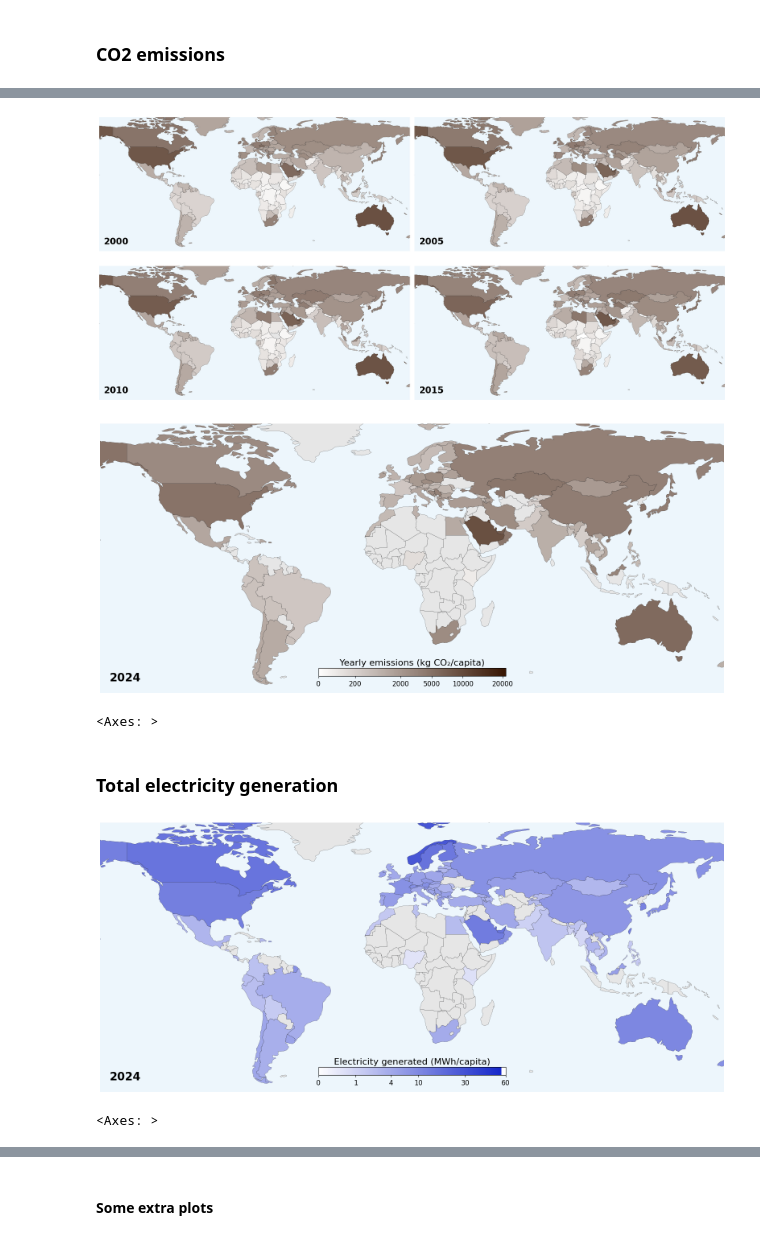
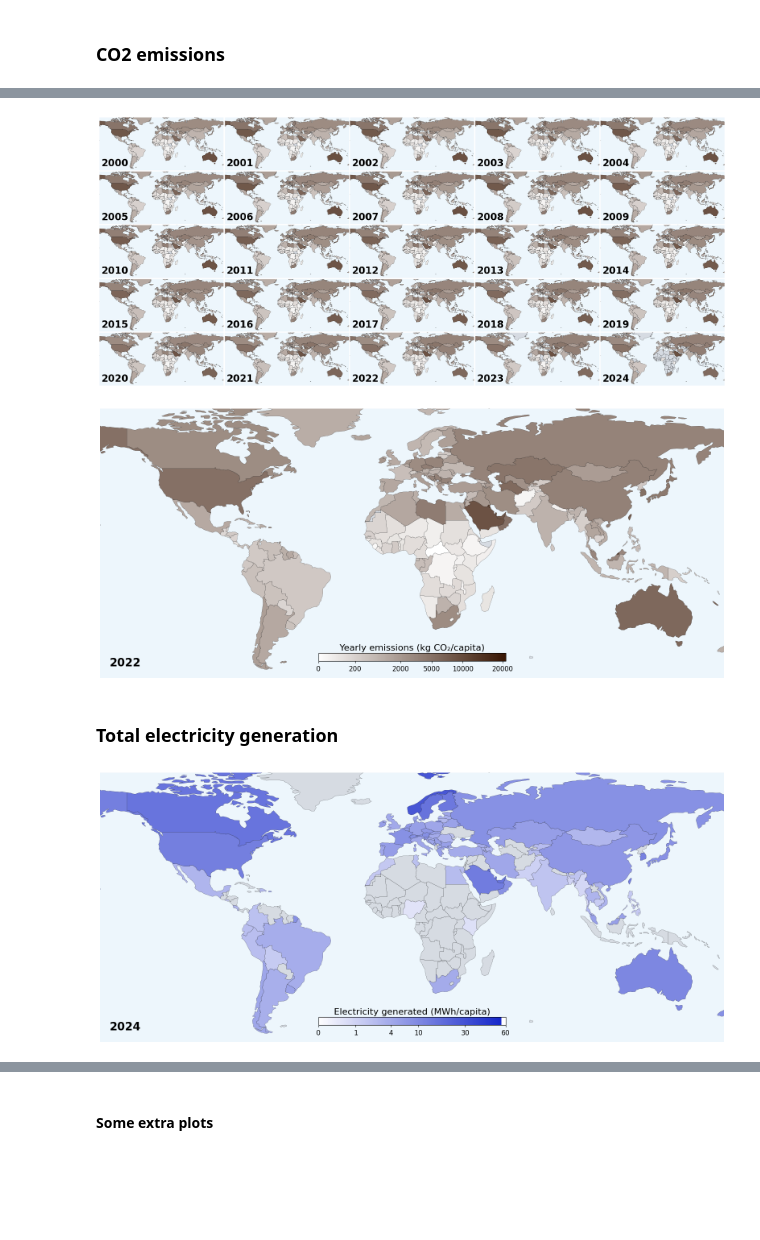
Before and after one commit to raulgarciadiez/energy_maps, a Jupyter notebook: color_code.ipynb, the cells around one changed output, grey strips where cells are left out. Cells and saved outputs as stored; diff of their text form; code cells hidden in the pictures; blank space fills up the shorter version.

```diff
--- a/color_code.ipynb
+++ b/color_code.ipynb
@@ -409,18 +411,18 @@ def plot_map(ax, Year, DATA_COLUMN, color_max, cbar_label, cbar_ON = True, n_tic
     ]
 
 
-    colors = [(0.0, "#FFFFFFFF"),(1.0, color_max)]
+    colors = [(0.0, "#FFFFFF"),(1.0, color_max)]
     cmap = mcolors.LinearSegmentedColormap.from_list(DATA_COLUMN, colors)
     norm = mcolors.PowerNorm(gamma = 0.35,vmin=0,vmax=max(all_years_data))
 
     world = gpd.read_file("ne_110m_admin_0_countries.shp")
+#    print (sorted(world["ISO_A3_EH"]))
     world["color"] = [
         cmap(norm(val)) if (iso in year_results[Year]
                             and (val := year_results[Year][iso].get(DATA_COLUMN)) is not None)
-        else (0.9, 0.9, 0.9)
+        else "#D6DBE2"
         for iso in world["ISO_A3_EH"]
     ]
-
 
     world.plot(color=world["color"], ax=ax, edgecolor="black", linewidth=0.2)
 
@@ -434,8 +436,13 @@ def plot_map(ax, Year, DATA_COLUMN, color_max, cbar_label, cbar_ON = True, n_tic
 
     ax.axis("off")  # removes ticks and borders in one line
 
-    ax.set_xlim(-155, 170)
-    ax.set_ylim(-60, 80)
+    long0, longf = -155, 170
+    ax.set_xlim(long0, longf)
+    lat0, latf = -60, 80
+    ax.set_ylim(lat0, latf)
+
+    ratio = (abs(long0)+abs(longf))/(abs(lat0)+abs(latf))
+    #print (ratio)
 
     if cbar_ON == True:
         axin_cbar = inset_axes(
@@ -487,3 +494,11 @@ def plot_map(ax, Year, DATA_COLUMN, color_max, cbar_label, cbar_ON = True, n_tic
     return ax
 # %% [markdown]
 ### CO2 emissions
+# %%
+tcd_emissions = {
+    year: data["COD"].get("Total emissions per capita", None)
+    for year, data in year_results.items()
+    if "COD" in data
+}
+
+tcd_emissions
@@ -490,18 +523,25 @@ def plot_map(ax, Year, DATA_COLUMN, color_max, cbar_label, cbar_ON = True, n_tic
 # %%
 DATA_COLUMN = "Total emissions per capita"
 
-fig, axes = plt.subplots(2, 2, figsize=(20, 10))  # 2x2 grid
+ratio_map = 2.3215
+H = 10 # given height
+
+fig, axes = plt.subplots(5, 5, figsize=(H*ratio_map, H))
 axes = axes.flatten()  # make it 1D array for easy iteration
 
-years = [2000, 2005, 2010, 2015]  # example
+years = year_results.keys()
+
 for ax, year in zip(axes, years):
     plot_map(ax, year, DATA_COLUMN, "#381603", cbar_label=None, cbar_ON=False)
+    ax.set_aspect("auto")
 
-plt.tight_layout()
+plt.subplots_adjust(
+    wspace=0.01,  # width space between columns
+    hspace=0.02   # height space between rows
+)
+
 plt.show()
 
-#plt.show()
-
-#fig.savefig(f"map_{DATA_COLUMN}_{Year}.jpg", dpi=300, bbox_inches="tight")
+fig.savefig(f"map_{DATA_COLUMN}_all_years.jpg", dpi=300, bbox_inches="tight")
 # %% [output]
-[figure, old version]
+[figure, new version]
@@ -508,18 +574,22 @@ plt.show()
 # %%
 DATA_COLUMN = "Total emissions per capita"
-Year =2024
+Year =2022
 cbar_label = "Yearly emissions (kg CO₂/capita)"
-plot_map(Year, DATA_COLUMN, "#381603", cbar_label, cbar_ON=True)
+
+fig, ax = plt.subplots(figsize=(20, 10))
+plot_map(ax,Year, DATA_COLUMN, "#381603", cbar_label, cbar_ON=True)
+fig.savefig(f"map_{DATA_COLUMN}_{Year}.jpg", dpi=300, bbox_inches="tight")
 # %% [output]
-[figure, old version]
+[figure, new version]
-<Axes: >
 # %% [markdown]
 ### Total electricity generation
 # %%
 DATA_COLUMN = "Total Generation per capita"
 Year =2024
 cbar_label = "Electricity generated (MWh/capita)"
-#plot_map(Year, DATA_COLUMN, "#1628CA", cbar_label, cbar_ON=False, n_ticks = 6)
+
+fig, ax = plt.subplots(figsize=(20, 10))
+plot_map(ax,Year, DATA_COLUMN, "#1628CA", cbar_label, cbar_ON=True)
+fig.savefig(f"map_{DATA_COLUMN}_{Year}.jpg", dpi=300, bbox_inches="tight")
 # %% [output]
 [figure]
-<Axes: >
```
Also changed, not shown: parts of 5 cells of this notebook, 9 other files.
